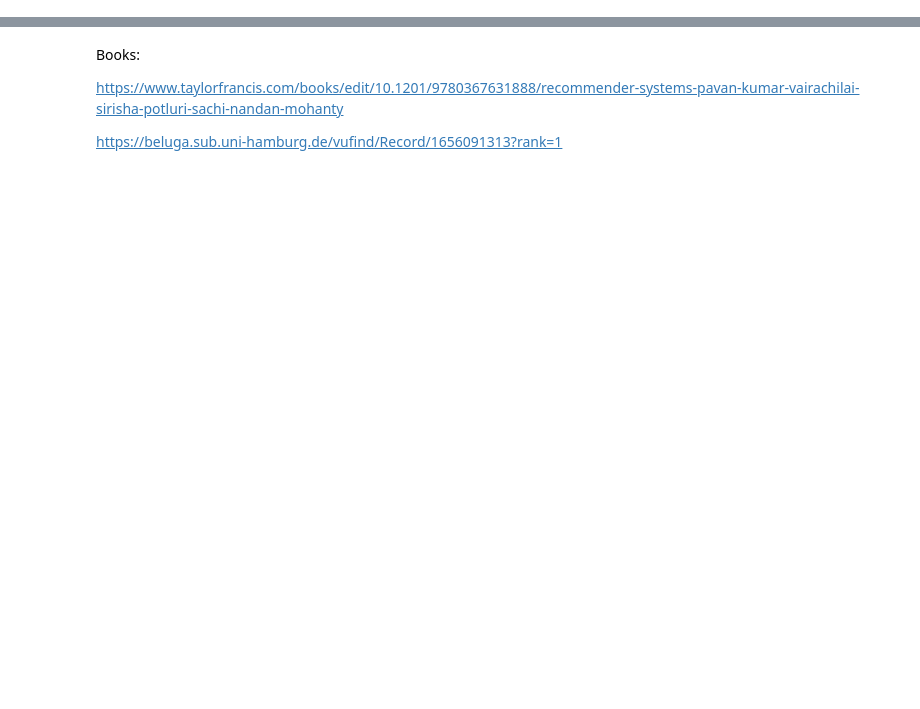
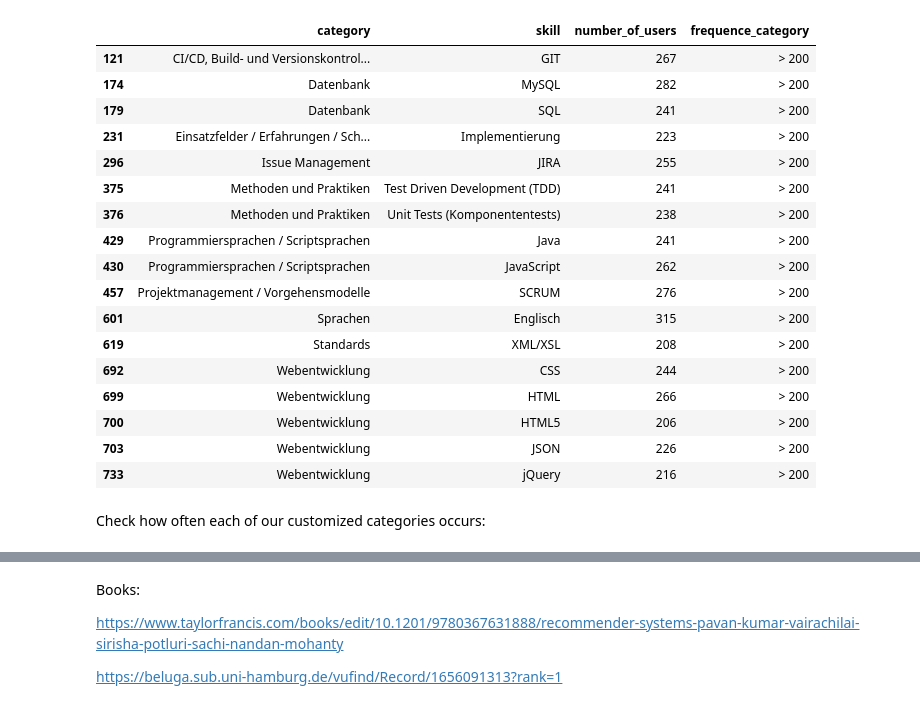
Before and after one commit to maximizer36/DS_AP, a Jupyter notebook: AP_descriptive_analysis.ipynb, the cells around one changed output, grey strips where cells are left out. Cells and saved outputs as stored; diff of their text form; code cells hidden in the pictures; blank space fills up the shorter version.

```diff
--- a/AP_descriptive_analysis.ipynb
+++ b/AP_descriptive_analysis.ipynb
@@ -4,0 +168,18 @@ To Do's:
+# %%
+graduations = np.array([])
+
+for i in df_categorized.number_of_users:
+    if i > 200:
+
+        graduations = np.append(graduations,"> 200")
+    elif i >= 100:
+        graduations = np.append(graduations,"100 - 200")
+    elif i >= 50:
+        graduations = np.append(graduations,"50 - 100")
+    elif i >= 10:
+        graduations = np.append(graduations,"10 - 50")
+    else:
+        graduations = np.append(graduations,"< 10")
+
+df_categorized["frequence_category"] = graduations
+df_categorized
@@ -4,0 +200,23 @@ To Do's:
+# %%
+df_categorized[df_categorized.frequence_category =="> 200"]
+# %% [output]
+|  | category | skill | number_of_users | frequence_category |
+| 121 | CI/CD, Build- und Versionskontrol... | GIT | 267 | > 200 |
+| 174 | Datenbank | MySQL | 282 | > 200 |
+| 179 | Datenbank | SQL | 241 | > 200 |
+| 231 | Einsatzfelder / Erfahrungen / Sch... | Implementierung | 223 | > 200 |
+| 296 | Issue Management | JIRA | 255 | > 200 |
+| 375 | Methoden und Praktiken | Test Driven Development (TDD) | 241 | > 200 |
+| 376 | Methoden und Praktiken | Unit Tests (Komponententests) | 238 | > 200 |
+| 429 | Programmiersprachen / Scriptsprachen | Java | 241 | > 200 |
+| 430 | Programmiersprachen / Scriptsprachen | JavaScript | 262 | > 200 |
+| 457 | Projektmanagement / Vorgehensmodelle | SCRUM | 276 | > 200 |
+| 601 | Sprachen | Englisch | 315 | > 200 |
+| 619 | Standards | XML/XSL | 208 | > 200 |
+| 692 | Webentwicklung | CSS | 244 | > 200 |
+| 699 | Webentwicklung | HTML | 266 | > 200 |
+| 700 | Webentwicklung | HTML5 | 206 | > 200 |
+| 703 | Webentwicklung | JSON | 226 | > 200 |
+| 733 | Webentwicklung | jQuery | 216 | > 200 |
+# %% [markdown]
+Check how often each of our customized categories occurs:
```
Also changed, not shown: parts of 72 cells of this notebook, 3 other files.
